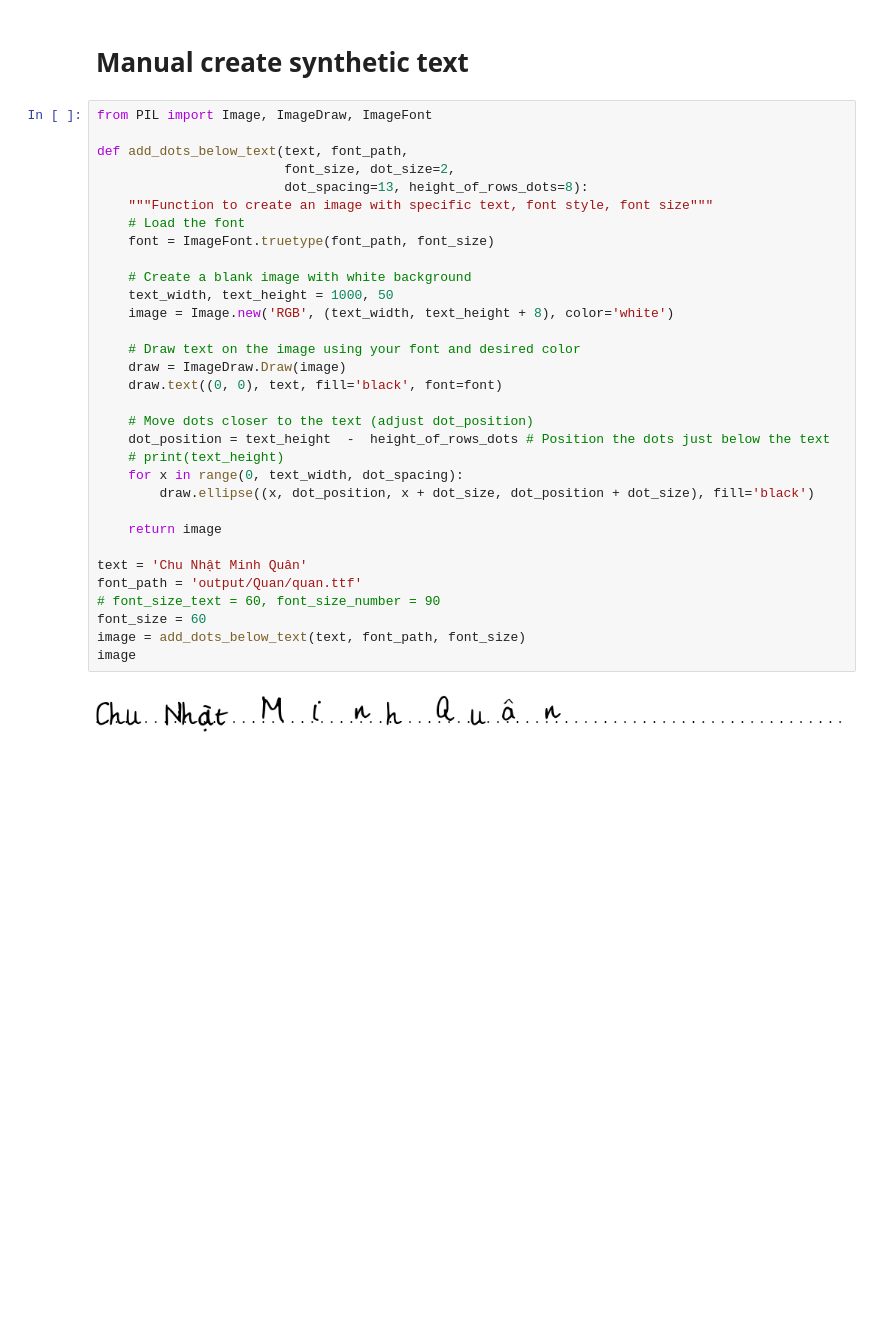
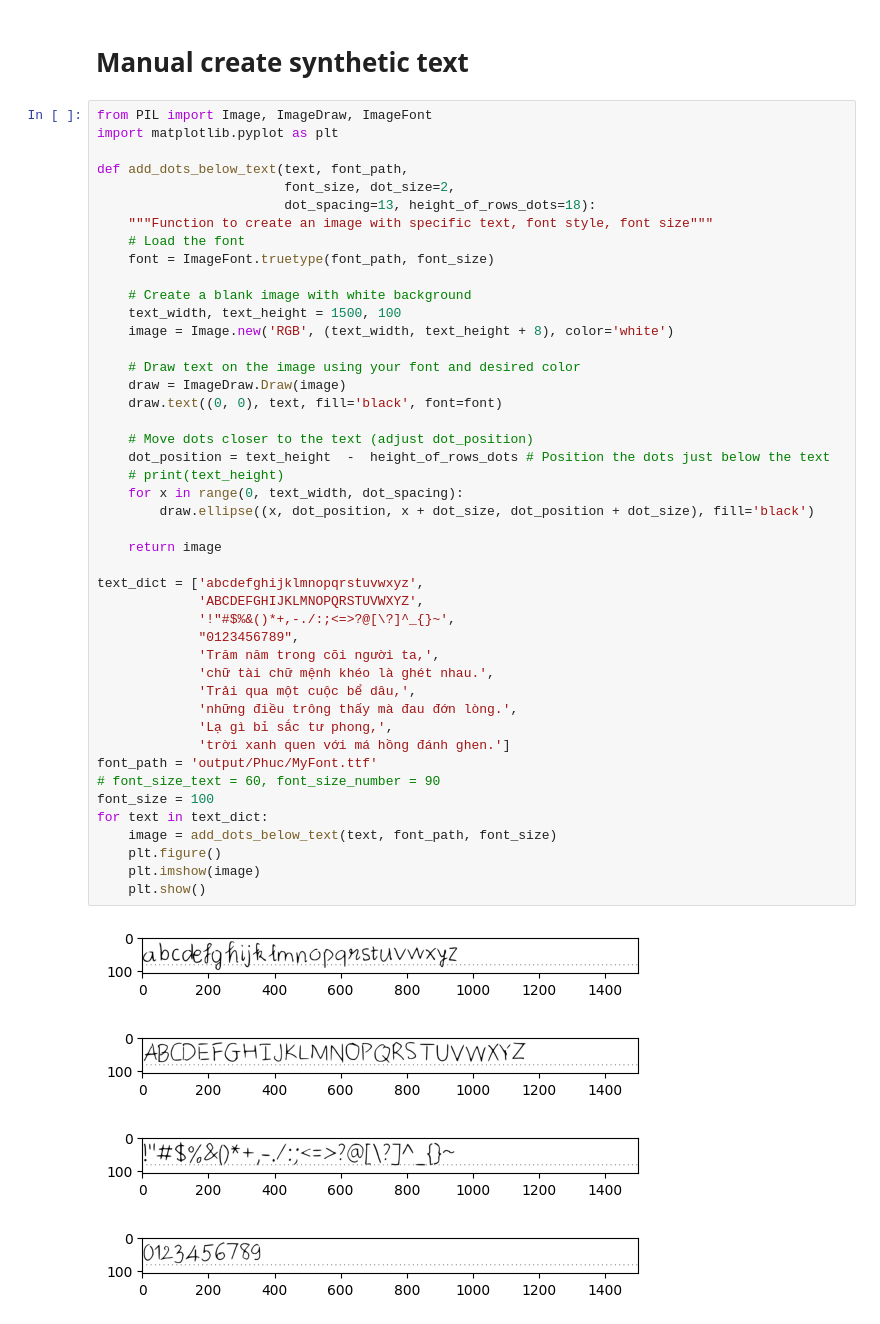
Before and after one commit to HOWRY02/font_maker, a Jupyter notebook: text_generator.ipynb, the cells around one changed output. Drawn from its saved outputs; the diff is of its cells as text; blank space fills up the shorter version.

```diff
--- a/text_generator.ipynb
+++ b/text_generator.ipynb
@@ -2,35 +2,51 @@
 # Manual create synthetic text
 # %%
 from PIL import Image, ImageDraw, ImageFont
+import matplotlib.pyplot as plt
 
 def add_dots_below_text(text, font_path,
                         font_size, dot_size=2,
-                        dot_spacing=13, height_of_rows_dots=8):
+                        dot_spacing=13, height_of_rows_dots=18):
     """Function to create an image with specific text, font style, font size"""
     # Load the font
     font = ImageFont.truetype(font_path, font_size)
 
     # Create a blank image with white background
-    text_width, text_height = 1000, 50
+    text_width, text_height = 1500, 100
     image = Image.new('RGB', (text_width, text_height + 8), color='white')
 
     # Draw text on the image using your font and desired color
     draw = ImageDraw.Draw(image)
     draw.text((0, 0), text, fill='black', font=font)
 
     # Move dots closer to the text (adjust dot_position)
     dot_position = text_height  -  height_of_rows_dots # Position the dots just below the text
     # print(text_height)
     for x in range(0, text_width, dot_spacing):
         draw.ellipse((x, dot_position, x + dot_size, dot_position + dot_size), fill='black')
 
     return image
 
-text = 'Chu Nhật Minh Quân'
-font_path = 'output/Quan/quan.ttf'
+text_dict = ['abcdefghijklmnopqrstuvwxyz',
+             'ABCDEFGHIJKLMNOPQRSTUVWXYZ',
+             '!"#$%&()*+,-./:;<=>?@[\?]^_{}~',
+             "0123456789",
+             'Trăm năm trong cõi người ta,',
+             'chữ tài chữ mệnh khéo là ghét nhau.',
+             'Trải qua một cuộc bể dâu,',
+             'những điều trông thấy mà đau đớn lòng.',
+             'Lạ gì bỉ sắc tư phong,',
+             'trời xanh quen với má hồng đánh ghen.']
+font_path = 'output/Phuc/MyFont.ttf'
 # font_size_text = 60, font_size_number = 90
-font_size = 60
-image = add_dots_below_text(text, font_path, font_size)
-image
+font_size = 100
+for text in text_dict:
+    image = add_dots_below_text(text, font_path, font_size)
+    plt.figure()
+    plt.imshow(image)
+    plt.show()
 # %% [output]
-[figure, old version]
+[figure, new version]
+[figure, added]
+[figure, added]
+[figure, added]
```
Also changed, not shown: parts of 1 cell of this notebook, 1 other file.
